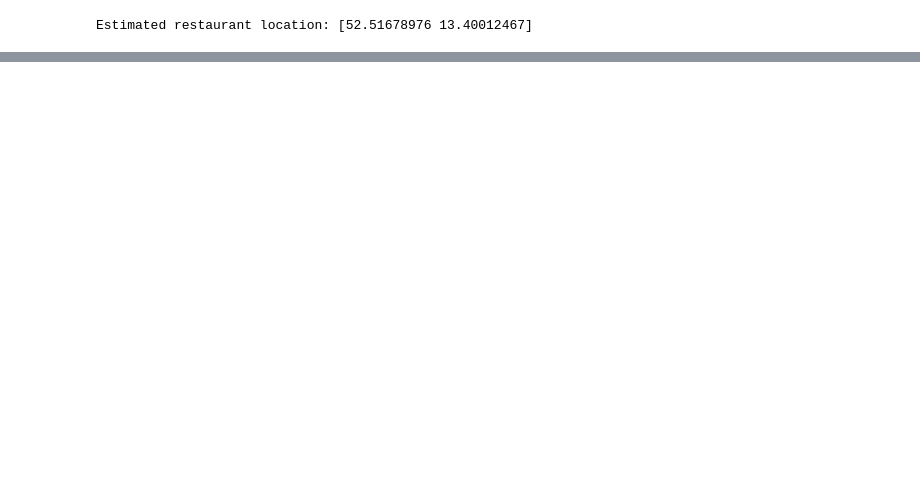
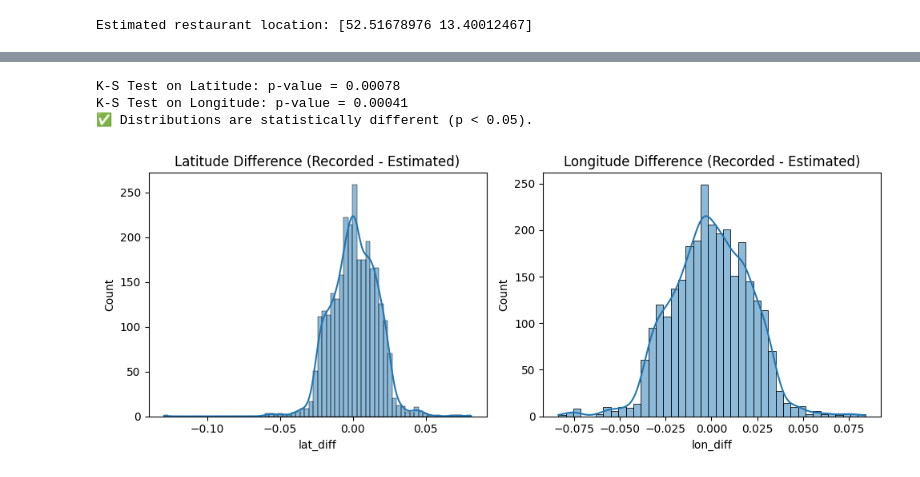
Before and after one commit to lmayorgadh/lmayorgadh-notebooks, a Jupyter notebook: vendor_matching/TR retraining/triangulation_investigation.ipynb, the cells around one changed output, grey strips where cells are left out. Drawn from its saved outputs; the diff is of its cells as text; code cells hidden in the pictures; blank space fills up the shorter version.

```diff
--- a/vendor_matching/TR retraining/triangulation_investigation.ipynb
+++ b/vendor_matching/TR retraining/triangulation_investigation.ipynb
@@ -97,0 +206,4 @@ for lead_id in lead_ids:
+# %%
+df_lat_longs = df_current_training_data[df_current_training_data['data_category_type']=='geo'][['left_lead_id','left_lat', 'left_lng']]
+# %%
+df_lat_longs = df_lat_longs.merge(df_triangulated_loc, how="left", left_on="left_lead_id", right_on="rival_rest_id")
@@ -97,0 +218,4 @@ for lead_id in lead_ids:
+# %%
+df_lat_longs = df_lat_longs[df_lat_longs['rival_rest_id'].isna()==False]
+# %%
+comparison_df = df_lat_longs.rename(columns= {"left_lat":"recorded_latitude", "left_lng":"recorded_longitude", "latitude":"estimated_latitude", "longitude":"estimated_longitude"})
@@ -97,0 +286,37 @@ for lead_id in lead_ids:
+# %%
+# ---------------------
+# 📊 3. STATISTICAL TESTS
+# ---------------------
+
+# K-S test on latitude and longitude separately
+ks_lat = ks_2samp(comparison_df['recorded_latitude'], comparison_df['estimated_latitude'])
+ks_lon = ks_2samp(comparison_df['recorded_longitude'], comparison_df['estimated_longitude'])
+
+print(f"K-S Test on Latitude: p-value = {ks_lat.pvalue:.5f}")
+print(f"K-S Test on Longitude: p-value = {ks_lon.pvalue:.5f}")
+
+if ks_lat.pvalue < 0.05 or ks_lon.pvalue < 0.05:
+    print("✅ Distributions are statistically different (p < 0.05).")
+else:
+    print("❌ No statistically significant difference detected.")
+# %% [output]
+K-S Test on Latitude: p-value = 0.00078
+K-S Test on Longitude: p-value = 0.00041
+✅ Distributions are statistically different (p < 0.05).
+# %%
+# 4. HISTOGRAM of latitude and longitude differences
+comparison_df['lat_diff'] = comparison_df['recorded_latitude'] - comparison_df['estimated_latitude']
+comparison_df['lon_diff'] = comparison_df['recorded_longitude'] - comparison_df['estimated_longitude']
+
+plt.figure(figsize=(10, 4))
+plt.subplot(1, 2, 1)
+sns.histplot(comparison_df['lat_diff'], kde=True)
+plt.title('Latitude Difference (Recorded - Estimated)')
+
+plt.subplot(1, 2, 2)
+sns.histplot(comparison_df['lon_diff'], kde=True)
+plt.title('Longitude Difference (Recorded - Estimated)')
+plt.tight_layout()
+plt.show()
+# %% [output]
+[figure, added]
```
Also changed, not shown: parts of 27 cells of this notebook.
